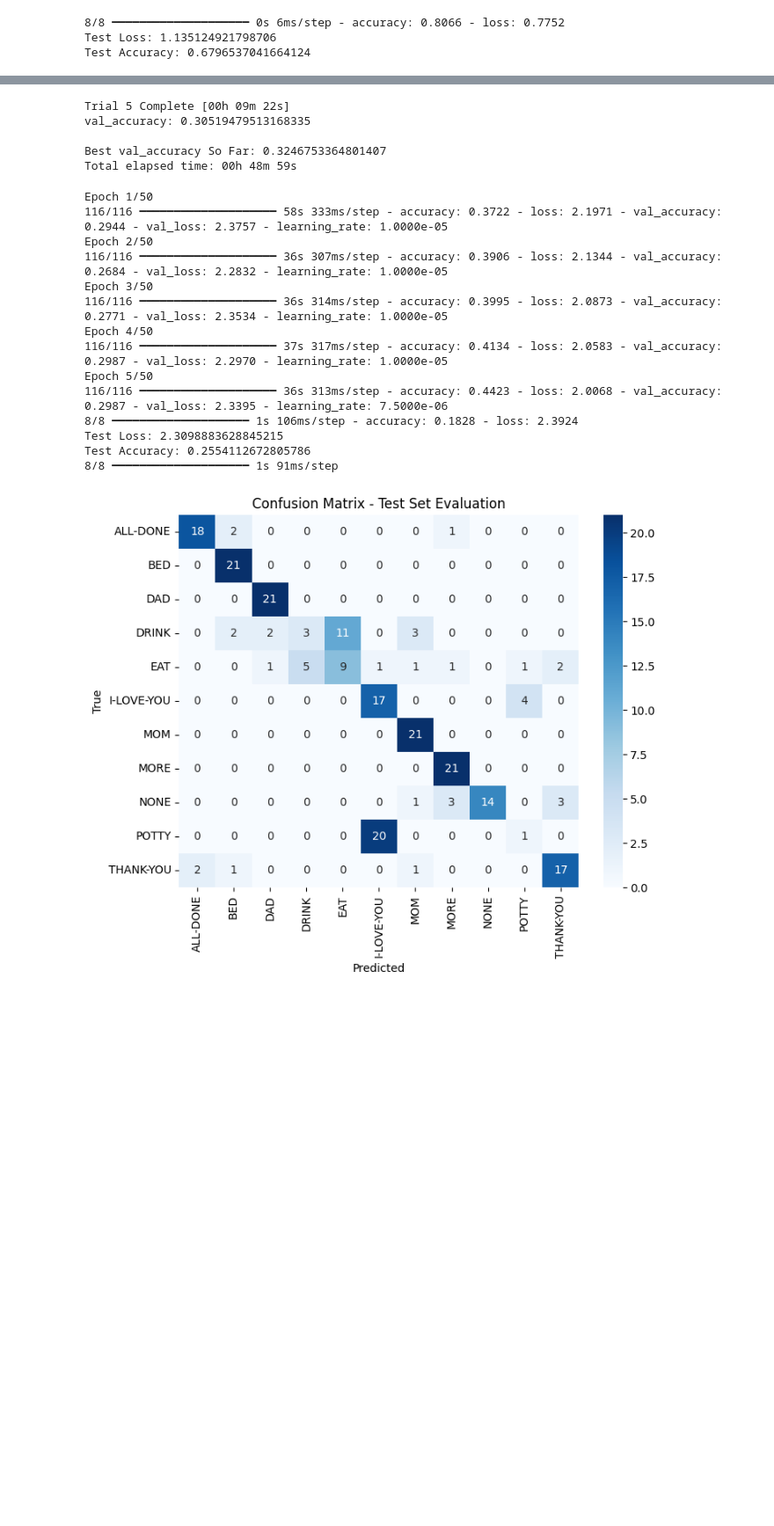
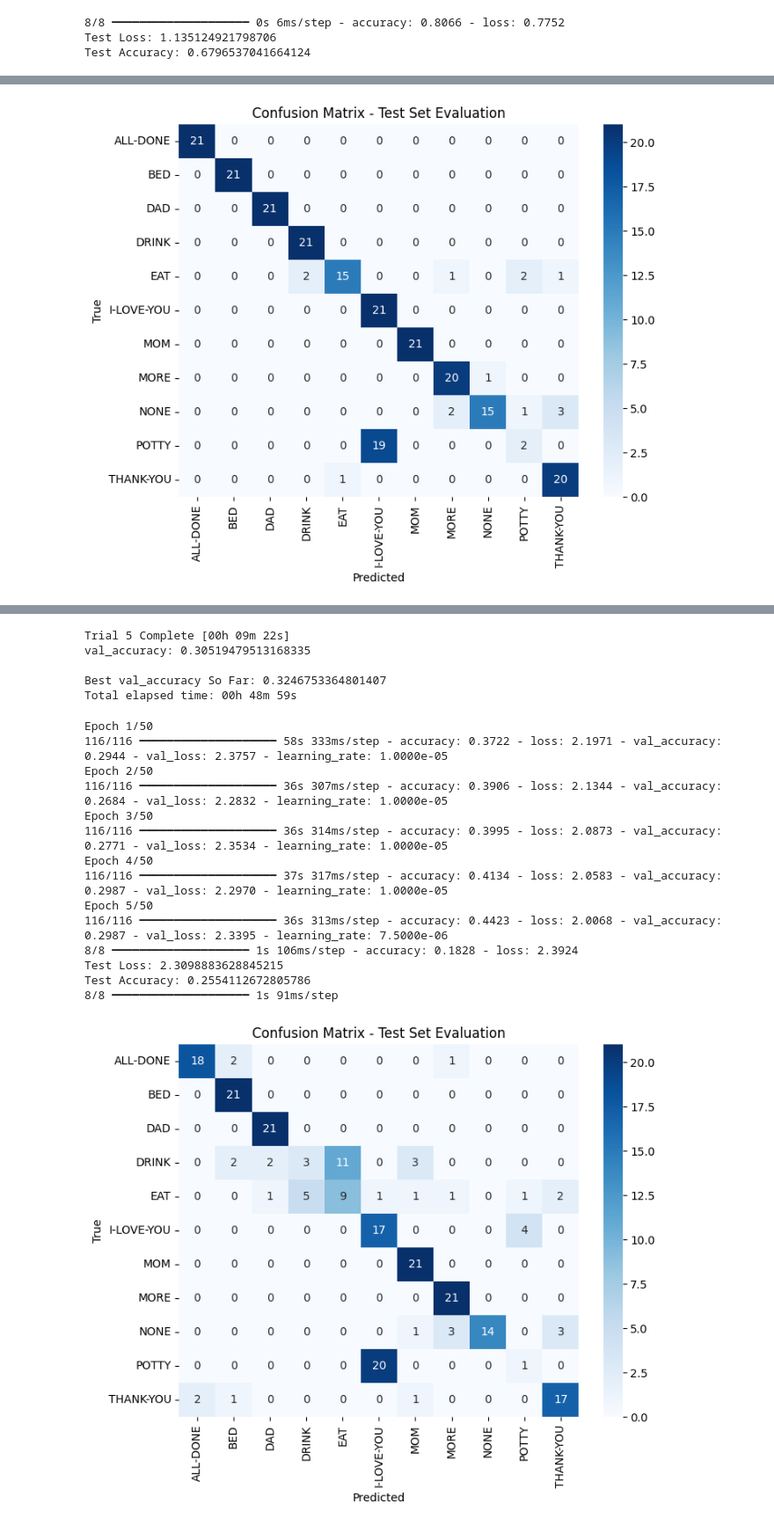
Before and after one commit to D3rrickLa/machine_learning_tfnmp, a Jupyter notebook: model/CNN_LSTM/v3/cnn_lstm_v3.ipynb, the cells around one changed output, grey strips where cells are left out. Shown at 88% size. Saved outputs shown, nothing was run; the diff lists cells and outputs as text; code cells hidden in the pictures; blank space fills up the shorter version.

Commit message:
new model improvement towards the 'potty' gesture. loss hits 1.0 but matrix way better compared to last time

```diff
--- a/model/CNN_LSTM/v3/cnn_lstm_v3.ipynb
+++ b/model/CNN_LSTM/v3/cnn_lstm_v3.ipynb
@@ -338,3 +338,93 @@ for train_index, val_index in kf.split(X_train_sequences):
 
 # After k-fold cross-validation is done
 print(f'Mean Validation Accuracy over {kf.get_n_splits()} folds: {np.mean(val_accuracies)}')
+# %%
+# keras bagging
+
+from keras._tf_keras.keras.models import clone_model
+import tensorflow as tf
+model_test = Sequential([
+    # NOTE: if we where to just run this as is, we will get an error because of our Y datasets
+    # They are a 2D shape, not the 1D it is expecting
+    InputLayer(shape=(sequence_length, X_train_sequences.shape[2])),
+
+    Conv1D(164, 4, activation="relu6"),
+    BatchNormalization(),
+    MaxPooling1D(2),
+    Dropout(0.01),
+
+    GRU(128, kernel_regularizer=L2(1e-5)),
+    BatchNormalization(),
+    Activation("leaky_relu"),
+    Dropout(0.5),
+
+
+    Dense(64, kernel_regularizer=L2(1e-5)),
+    Activation("tanh"),
+    Dropout(0.165),
+
+    Dense(len(class_labels), activation='softmax', kernel_regularizer=L2(1e-6),  bias_regularizer=L2(1e-5))
+])
+
+# Initialize lists to store the averaged history
+avg_accuracy = np.zeros((50,))
+avg_val_accuracy = np.zeros((50,))
+avg_loss = np.zeros((50,))
+avg_val_loss = np.zeros((50,))
+
+n_models = 5
+models = []
+predictions = []
+
+dataset = tf.data.Dataset.from_tensor_slices((X_train_sequences, y_train_categorical))
+reduce_lr = ReduceLROnPlateau(monitor='val_loss', factor=0.55, patience=2, min_lr=1e-12)
+early_stopping = EarlyStopping(monitor='val_loss', patience=4, restore_best_weights=True)
+custom_early_stopping = CustomEarlyStopping(patience=10, threshold=0.15)
+for i in range(n_models):
+    # clone og model
+    model_clone = clone_model(model_test)
+    model_clone.compile(optimizer=Adam(learning_rate=1.0e-4, weight_decay=1e-7, clipnorm=1.0), loss='categorical_crossentropy', metrics=['accuracy'])
+
+    # create boostrap sample
+    dataset_bootstrap = dataset.shuffle(buffer_size=len(X_train)).batch(len(X_train)).take(1)
+    for X_bootstrap, Y_bootstrap in dataset_bootstrap:
+        # Train the cloned model
+        history = model_clone.fit(X_bootstrap, Y_bootstrap, epochs=50, validation_data=(X_val_sequences, y_val_categorical), callbacks=[reduce_lr])
+        models.append(model_clone)
+
+    # Sum the metrics across epochs for averaging later
+    avg_accuracy += np.array(history.history['accuracy'])
+    avg_val_accuracy += np.array(history.history['val_accuracy'])
+    avg_loss += np.array(history.history['loss'])
+    avg_val_loss += np.array(history.history['val_loss'])
+
+# make predictions on the test sets and average them
+for model in models:
+    predictions.append(model.predict(X_test_sequences))
+
+# Divide by the number of models to get the average
+avg_accuracy /= n_models
+avg_val_accuracy /= n_models
+avg_loss /= n_models
+avg_val_loss /= n_models
+
+# Create a dictionary to mock a history object
+averaged_history = {
+    'accuracy': avg_accuracy,
+    'val_accuracy': avg_val_accuracy,
+    'loss': avg_loss,
+    'val_loss': avg_val_loss
+}
+
+# Averaging the predictions
+final_predictions = np.mean(predictions, axis=0)
+
+
+y_pred_labels = np.argmax(final_predictions, axis=1)
+y_test_labels = np.argmax(y_test_categorical, axis=1)
+
+# Generate confusion matrix
+labels = np.unique(np.concatenate((y_test_labels, y_pred_labels)))
+cm = confusion_matrix(y_test_labels, y_pred_labels, labels=labels)
+create_graphs(averaged_history, cm, class_labels)
+# %% [output]
@@ -340,0 +448 @@ print(f'Mean Validation Accuracy over {kf.get_n_splits()} folds: {np.mean(val_ac
+[figure, added]
```
Also changed, not shown: parts of 3 cells of this notebook, 5 other files.
